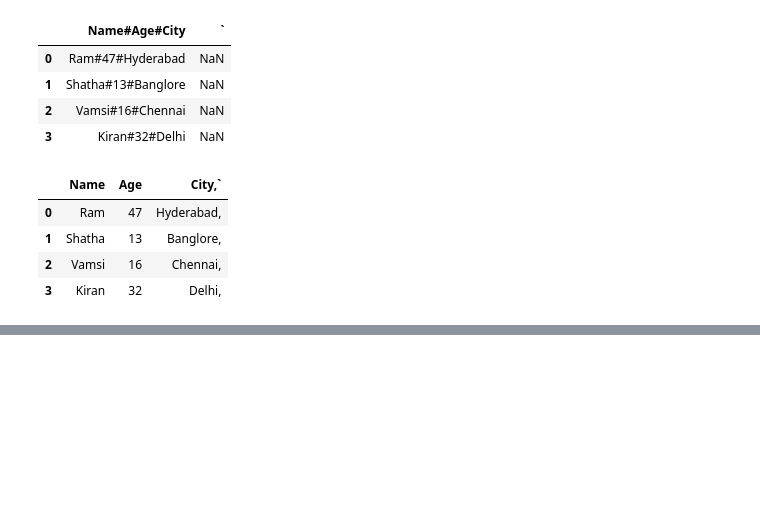
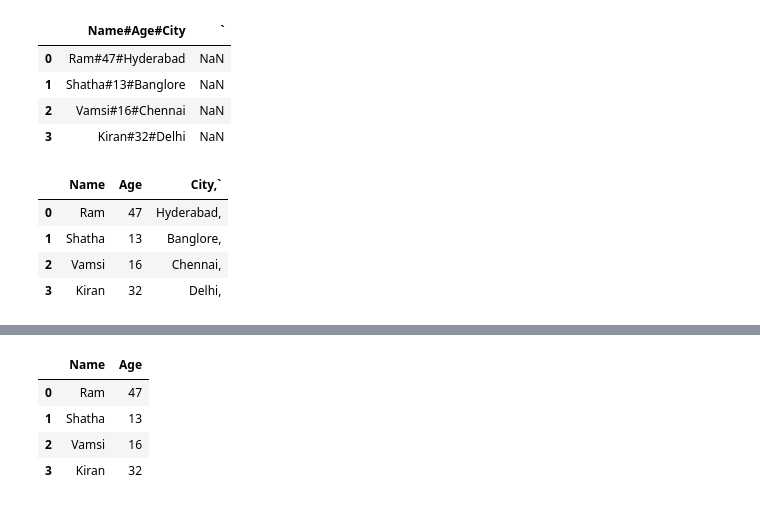
Before and after one commit to ramnagella/Demo, a Jupyter notebook: ML_Day2.ipynb, the cells around one changed output, grey strips where cells are left out. Saved outputs shown, nothing was run; the diff lists cells and outputs as text; code cells hidden in the pictures; blank space fills up the shorter version.

```diff
--- a/ML_Day2.ipynb
+++ b/ML_Day2.ipynb
@@ -156,0 +181,10 @@ Pandas---Panel data system---it has two data structures 1.Series(1-D) and 2 . Da
+# %%
+import pandas as pd
+df5=pd.read_csv('Sample_data.csv',sep='#', usecols=['Name','Age'])
+df5
+# %% [output]
+|  | Name | Age |
+| 0 | Ram | 47 |
+| 1 | Shatha | 13 |
+| 2 | Vamsi | 16 |
+| 3 | Kiran | 32 |
```
Also changed, not shown: parts of 3 cells of this notebook.
